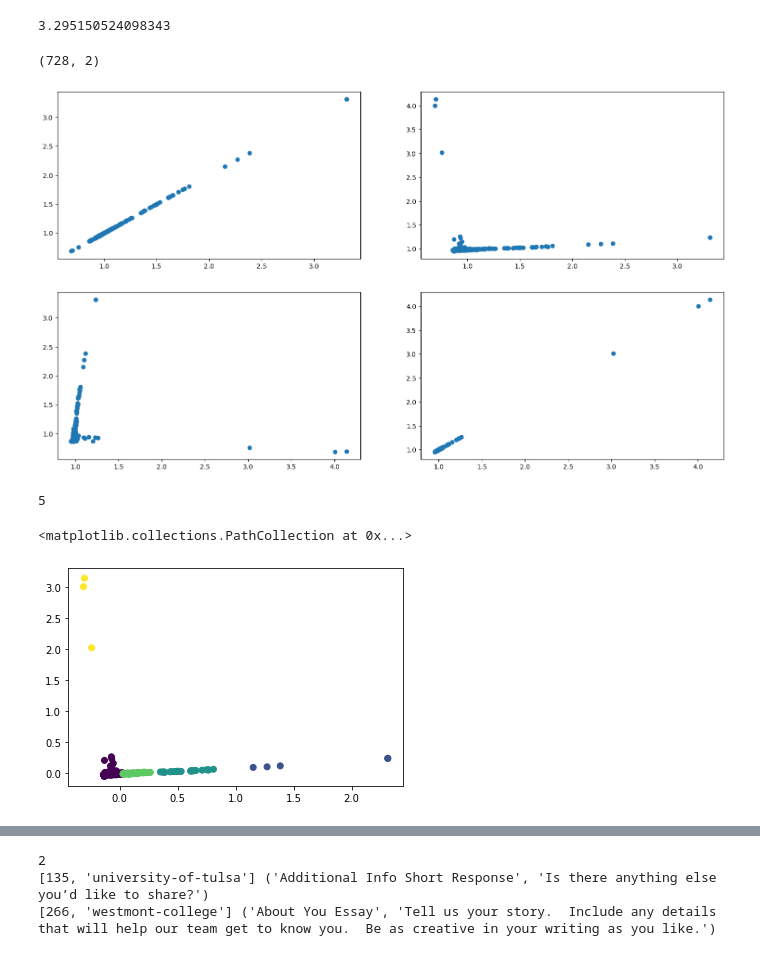
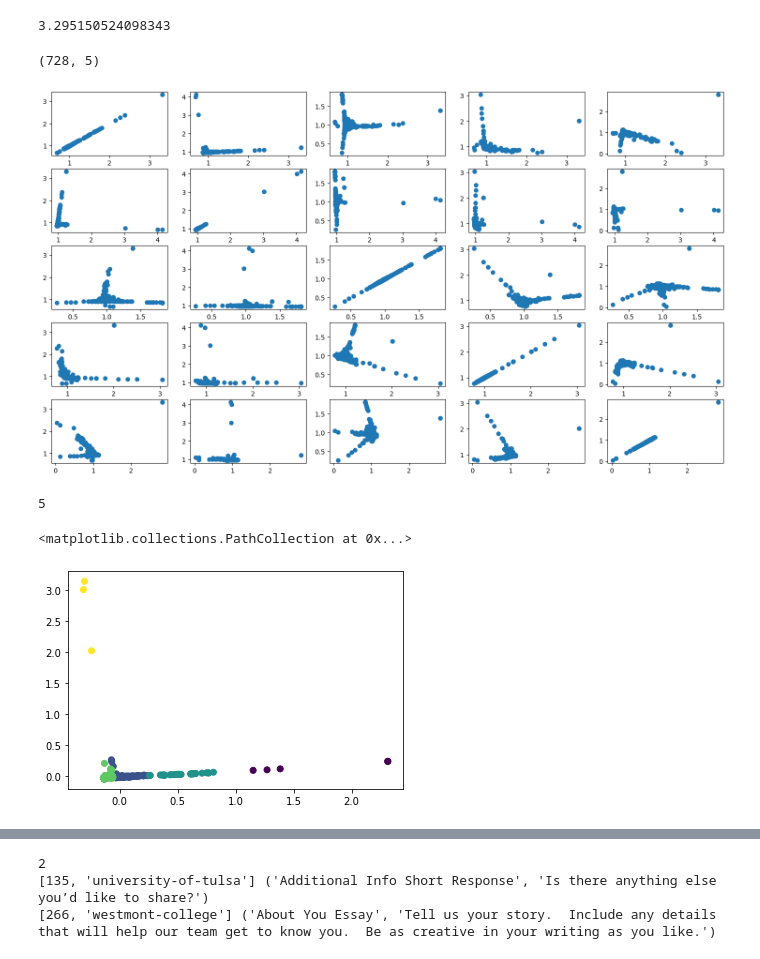
Before and after one commit to vc64/essayGrouping, a Jupyter notebook: essayGrouping.ipynb, the cells around one changed output, grey strips where cells are left out. Drawn from its saved outputs; the diff is of its cells as text; code cells hidden in the pictures.

Commit message:
refining word bag

```diff
--- a/essayGrouping.ipynb
+++ b/essayGrouping.ipynb
@@ -233,13 +227,15 @@ def get_bag(docs, word_list):
         seperated_words = word_tokenize(doc[1])
 
         for word in seperated_words:
+            word = word.lower()
             # currently deciding to filter out punctuation
             # use ascii or something this is insane
-            if word[-1] in [".", ",", ";", ":", "?", "!", "*", "’", "–", "(", ")", "/", "~", "‘", "``"]:
-                word = word[:-1]
+            # if word[-1] in [".", ",", ";", ":", "?", "!", "*", "’", "–", "(", ")", "/", "~", "‘", "``", "[", "]"]:
+            #     word = word[:-1]
+
             if word not in stop_words:
-                # currently ignoring capitalization
-                filtered_list.append(word.lower())
+                if len(word) != 1:
+                    filtered_list.append(word)
 
         # filtered_list = [word for word in doc[1].split() if word not in stop_words]
         tagged_list = nltk.pos_tag(filtered_list)
@@ -259,9 +255,10 @@ def get_bag(docs, word_list):
             elif word[1][0] == "R":
                 pos = "r"
             else:
-                # print("uh oh")
-                lemmatized_list.append(word[0])
                 continue
+            #     # print("uh oh")
+            #     # lemmatized_list.append(word[0])
+            #     continue
 
             lemmatized_list.append(lemmatizer.lemmatize(word[0], pos=pos))
 
@@ -499,47 +495,47 @@ print(max([max(prompt_vectors[x][2:]) for x in range(len(prompt_vectors))]))
 # # sklearn PCA
 
 from sklearn.decomposition import PCA
-prompt_np = np.asarray(prompt_vectors)
+prompt_np_array = np.asarray(prompt_vectors)
 
-pca = PCA(n_components=2)
+pca = PCA(n_components=5)
 
 # pca.fit(prompt_np)
 
-pca_data = pca.fit_transform(prompt_np[:,2:])
+pca_data = pca.fit_transform(prompt_np_array[:,2:])
 
 print(pca_data.shape)
 # %% [output]
-(728, 2)
+(728, 5)
 # %%
 # print(pca_axes[...,0])
 # print(max(pca_axes[:,0]))
 
 
 # combo plot
-num_comps = 2
+num_comps = 5
 
 fig, axs = plt.subplots(num_comps, num_comps)
 
 fig.set_size_inches(18.5, 10.5, forward=True)
 
 fig.set_dpi(100)
 
 for i in range(0, num_comps):
     for j in range(0, num_comps):
         axs[i][j].scatter(pca_data[:,i]+1, pca_data[:,j]+1)
 
 # interesting note: almost all the plots have a central clump and then one or more very pronounced arms
 # need to consider whether PCA is meaningful for nlp clustering
 
 
 # # single plot
 
 # fig = plt.figure(figsize=(20,20))
 # plt.scatter(pca_axes[:,0], pca_axes[:,1], s=20)
 
 # fig.set_dpi(100)
 # %% [output]
-[figure, old version]
+[figure, new version]
 # %%
 # k means clustering from scratch
 # 2D ONLY
@@ -714,5 +710,5 @@ plt.scatter(pca_clusters_graph[:,0], pca_clusters_graph[:,1], c = pca_clusters_g
 # %% [output]
 5
 <matplotlib.collections.PathCollection at 0x...>
-[figure, old version]
+[figure, new version]
 # %%
```
Also changed, not shown: parts of 11 cells of this notebook.
